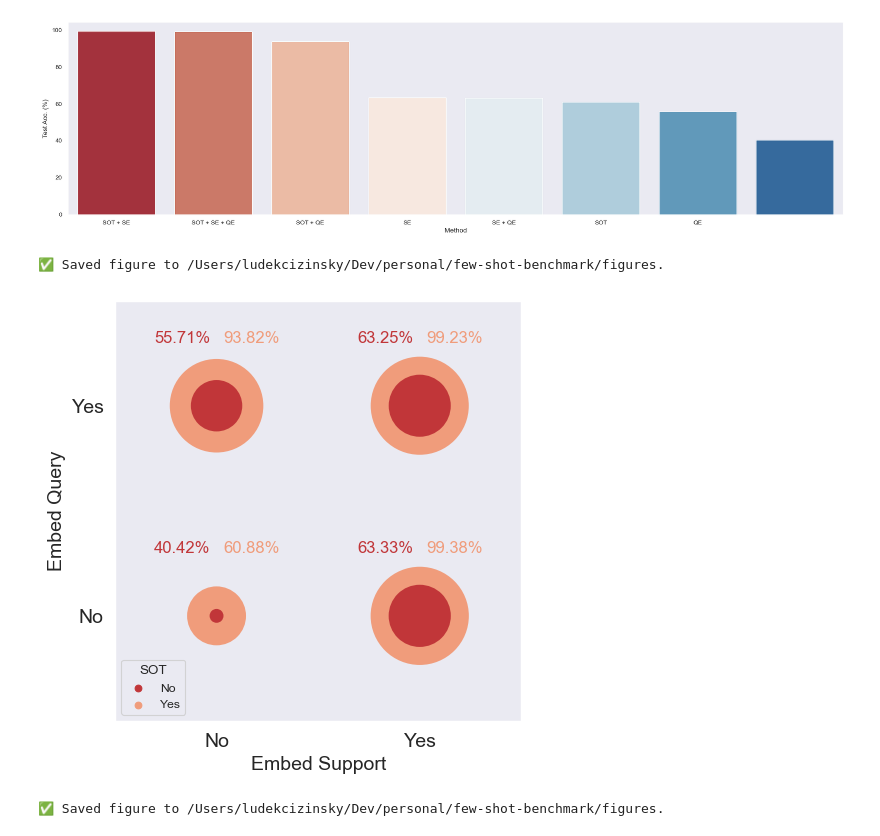
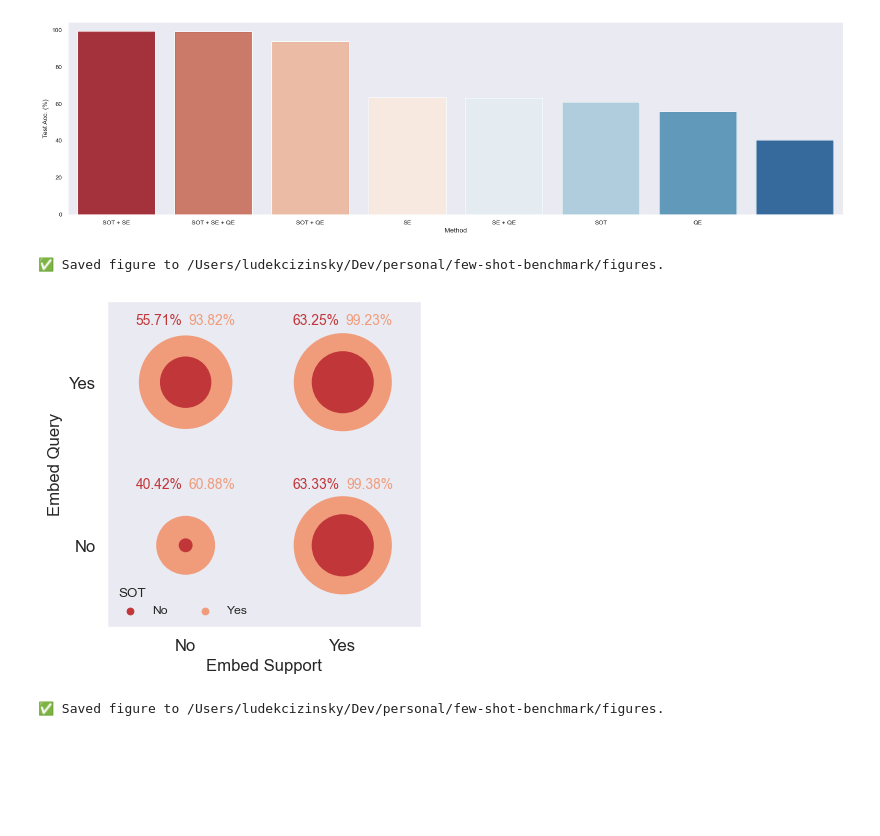
Before and after one commit to mikasenghaas/few-shot-benchmark, a Jupyter notebook: notebooks/analysis.ipynb, the cells around one changed output. Cells and saved outputs as stored; diff of their text form; code cells hidden in the pictures; blank space fills up the shorter version.

Commit message:
feat(anls ntb): improved the interaction plot for various configs of matching net

```diff
--- a/notebooks/analysis.ipynb
+++ b/notebooks/analysis.ipynb
@@ -529,7 +532,7 @@ print(f"✅ Saved figure to {FIGURE_DIR}.")
 [figure]
 # %%
 # Scatterplot of interaction between support, query and SOT embeddings
-fig, ax = plt.subplots(figsize=(5, 5))
+fig, ax = plt.subplots(figsize=(4, 4))
 sns.scatterplot(
     df_runs,
     x=("config", "embed_support"),
@@ -541,7 +544,7 @@ sns.scatterplot(
 )
 
 # Set label size
-labsize = 14
+labsize = 12
 
 # Set the labels and ticks of the axes
 ax.set_xlim(-0.5, 1.5)
@@ -570,40 +573,47 @@ for i, row in df_runs.iterrows():
     color = sns.color_palette()[1] if is_sot else sns.color_palette()[0]
 
     # Define the offset of the text
-    y_offset = 0.3
+    y_offset = 0.35
     x_offset = 0.17 if is_sot else -0.17
 
     # Add accuracies horizontally centered above the scatterplot
     ax.text(
         x=row[("config", "embed_support")] + x_offset,
         y=row[("config", "embed_query")] + y_offset,
         s=f"{row[('eval', 'test/acc')]:.2f}%",
         color=color,
         horizontalalignment="center",
-        size=12,
+        size=10,
     )
 
 # Make the ticks descroptors bigger
 ax.tick_params(labelsize=labsize)
 
 # Tight layout
 fig.tight_layout(pad=1.0)
 
 # Remove the legend
 ax.get_legend().remove()
 
 # Add a new custom legend
 handles, labels = ax.get_legend_handles_labels()
 labels = ["No", "Yes"]
 handles = [handles[1], handles[2]]
-ax.legend(handles, labels, title="SOT", loc="lower left");
+legend = ax.legend(handles, labels, title="SOT", loc="lower left", ncol=2);
+
+# Align the legend title to the left
+legend._legend_box.align = "left"
+
+# Remove the legend border and background
+legend.get_frame().set_linewidth(0.0)
+legend.get_frame().set_facecolor("none")
 
 # Save figure
 fig.savefig(os.path.join(FIGURE_DIR, "sot-interaction-scatter.pdf"), bbox_inches="tight")
 print(f"✅ Saved figure to {FIGURE_DIR}.")
 # %% [output]
 ✅ Saved figure to /Users/ludekcizinsky/Dev/personal/few-shot-benchmark/figures.
-[figure, old version]
+[figure, new version]
 # %%
 def is_interaction(row):
     support, query, sot = (
```
Also changed, not shown: parts of 9 cells of this notebook.
